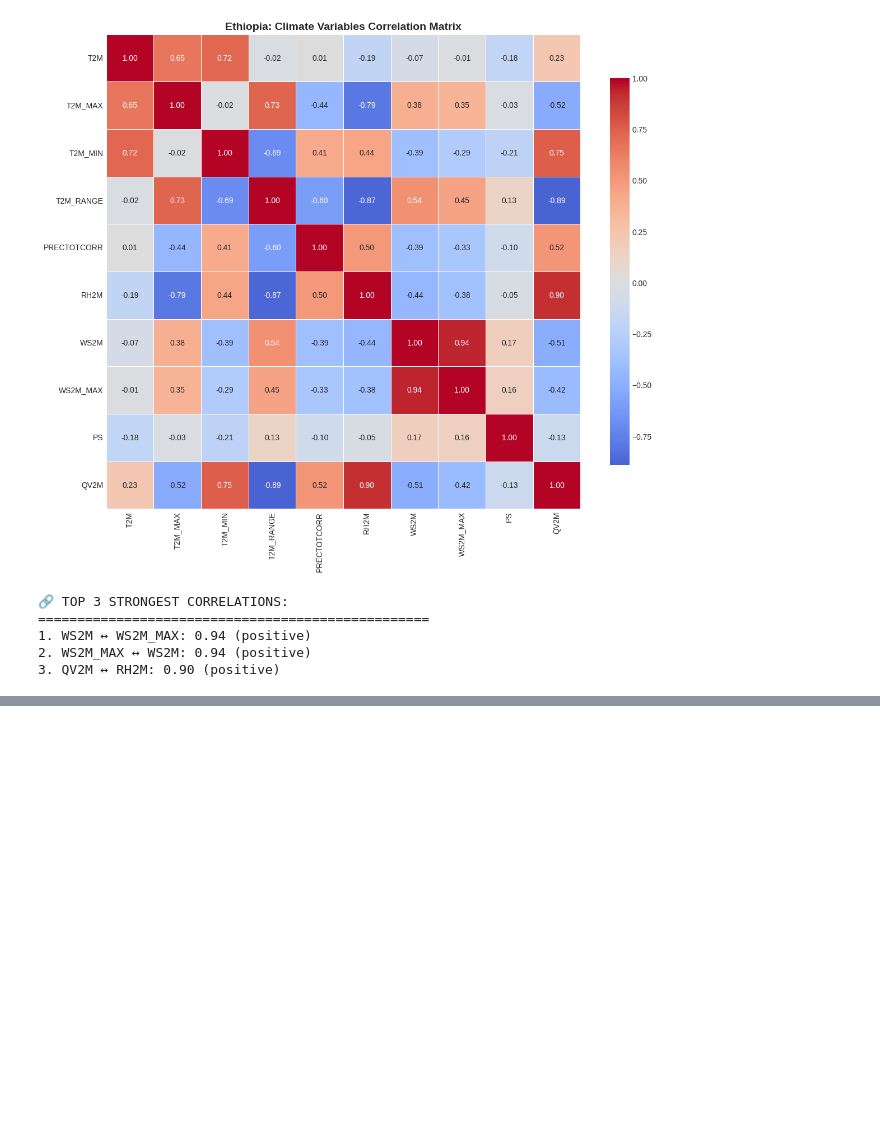
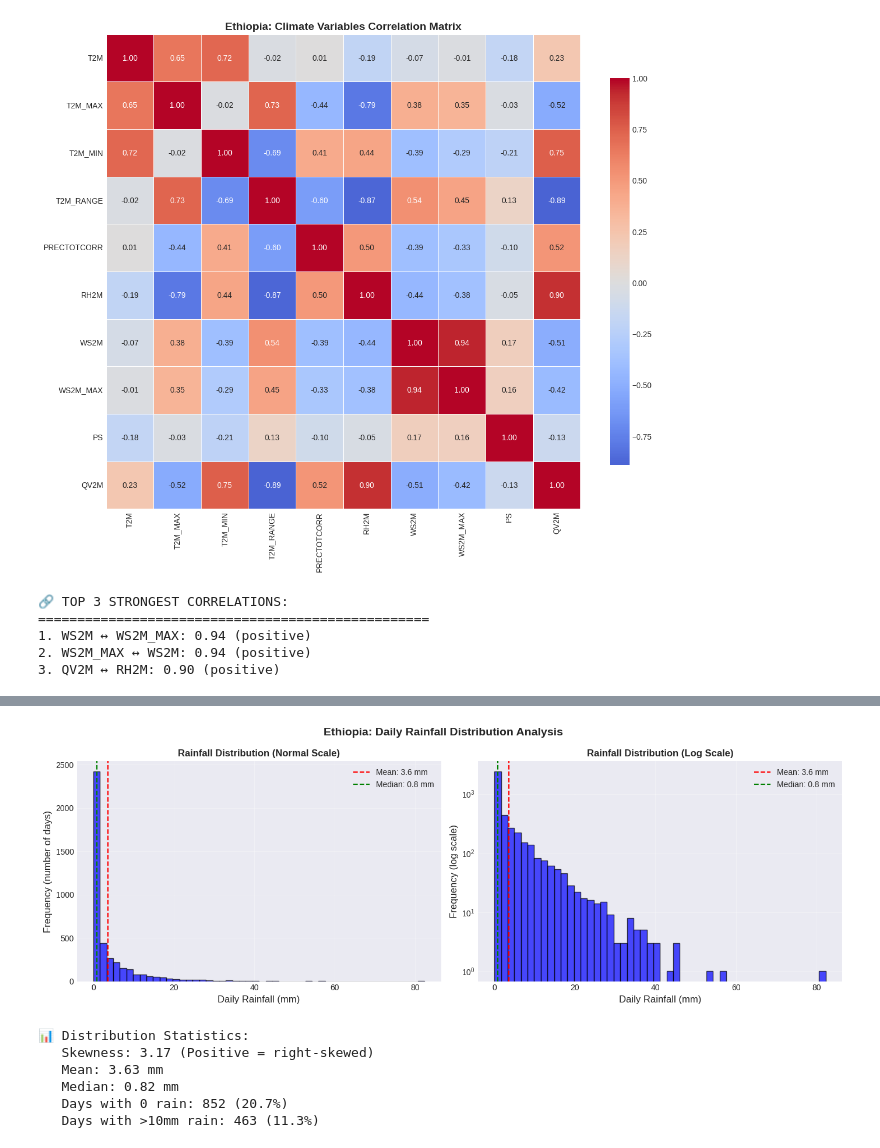
Before and after one commit to Sumeyahassen/climate-challenge-week0, a Jupyter notebook: notebooks/ethiopia_eda.ipynb, the cells around one changed output, grey strips where cells are left out. Saved outputs shown, nothing was run; the diff lists cells and outputs as text; code cells hidden in the pictures; blank space fills up the shorter version.

```diff
--- a/notebooks/ethiopia_eda.ipynb
+++ b/notebooks/ethiopia_eda.ipynb
@@ -665,0 +753,48 @@ for pair in strongest_corr.index[:6]:
+# %%
+# Create two histograms side by side
+fig, axes = plt.subplots(1, 2, figsize=(14, 5))
+
+# Regular scale
+axes[0].hist(df['PRECTOTCORR'].dropna(), bins=50, edgecolor='black', alpha=0.7, color='blue')
+axes[0].set_xlabel('Daily Rainfall (mm)', fontsize=12)
+axes[0].set_ylabel('Frequency (number of days)', fontsize=12)
+axes[0].set_title('Rainfall Distribution (Normal Scale)', fontsize=12, fontweight='bold')
+axes[0].grid(True, alpha=0.3)
+axes[0].axvline(df['PRECTOTCORR'].mean(), color='red', linestyle='--',
+                label=f'Mean: {df["PRECTOTCORR"].mean():.1f} mm')
+axes[0].axvline(df['PRECTOTCORR'].median(), color='green', linestyle='--',
+                label=f'Median: {df["PRECTOTCORR"].median():.1f} mm')
+axes[0].legend()
+
+# Log scale
+axes[1].hist(df['PRECTOTCORR'].dropna(), bins=50, edgecolor='black', alpha=0.7, color='blue', log=True)
+axes[1].set_xlabel('Daily Rainfall (mm)', fontsize=12)
+axes[1].set_ylabel('Frequency (log scale)', fontsize=12)
+axes[1].set_title('Rainfall Distribution (Log Scale)', fontsize=12, fontweight='bold')
+axes[1].grid(True, alpha=0.3)
+axes[1].axvline(df['PRECTOTCORR'].mean(), color='red', linestyle='--',
+                label=f'Mean: {df["PRECTOTCORR"].mean():.1f} mm')
+axes[1].axvline(df['PRECTOTCORR'].median(), color='green', linestyle='--',
+                label=f'Median: {df["PRECTOTCORR"].median():.1f} mm')
+axes[1].legend()
+
+plt.suptitle('Ethiopia: Daily Rainfall Distribution Analysis', fontsize=14, fontweight='bold')
+plt.tight_layout()
+plt.show()
+
+# Calculate skewness
+skewness = df['PRECTOTCORR'].skew()
+print(f"📊 Distribution Statistics:")
+print(f"   Skewness: {skewness:.2f} (Positive = right-skewed)")
+print(f"   Mean: {df['PRECTOTCORR'].mean():.2f} mm")
+print(f"   Median: {df['PRECTOTCORR'].median():.2f} mm")
+print(f"   Days with 0 rain: {(df['PRECTOTCORR'] == 0).sum()} ({(df['PRECTOTCORR'] == 0).sum()/len(df)*100:.1f}%)")
+print(f"   Days with >10mm rain: {(df['PRECTOTCORR'] > 10).sum()} ({(df['PRECTOTCORR'] > 10).sum()/len(df)*100:.1f}%)")
+# %% [output]
+[figure, added]
+📊 Distribution Statistics:
+   Skewness: 3.17 (Positive = right-skewed)
+   Mean: 3.63 mm
+   Median: 0.82 mm
+   Days with 0 rain: 852 (20.7%)
+   Days with >10mm rain: 463 (11.3%)
```
Also changed, not shown: parts of 8 cells of this notebook.
